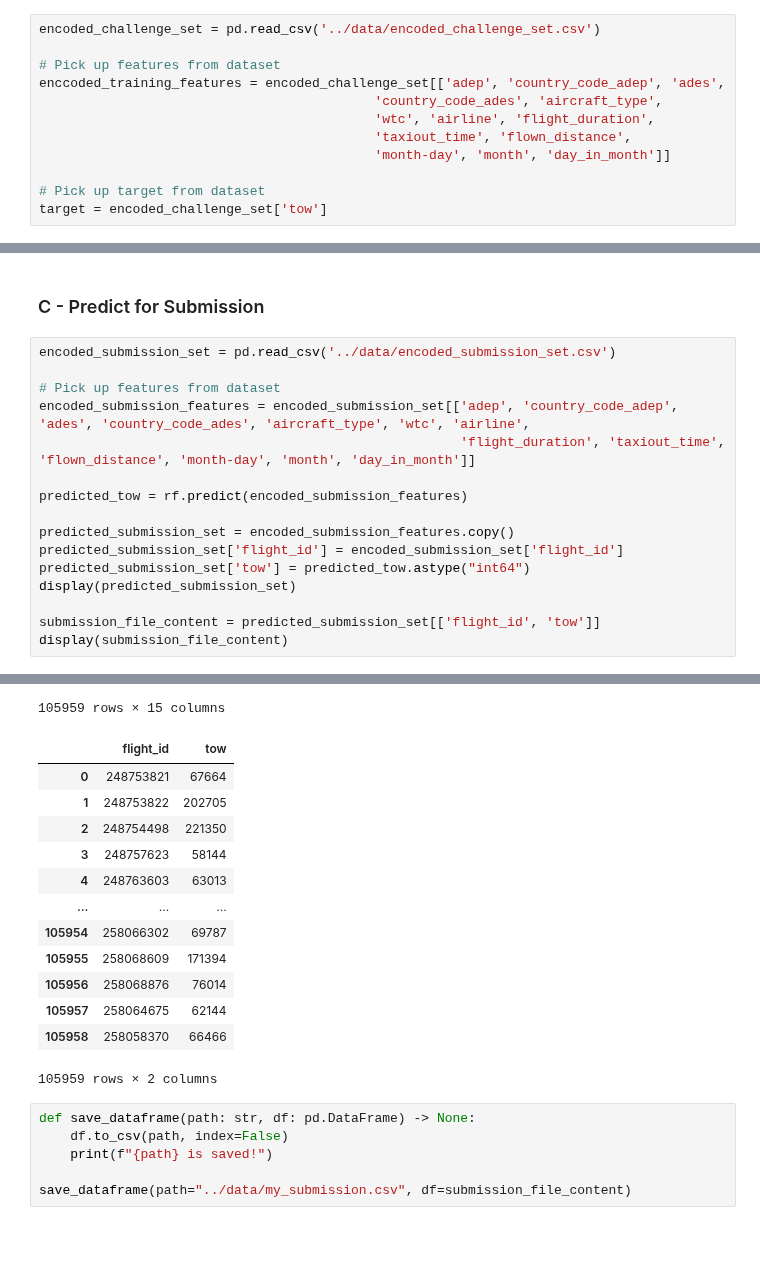
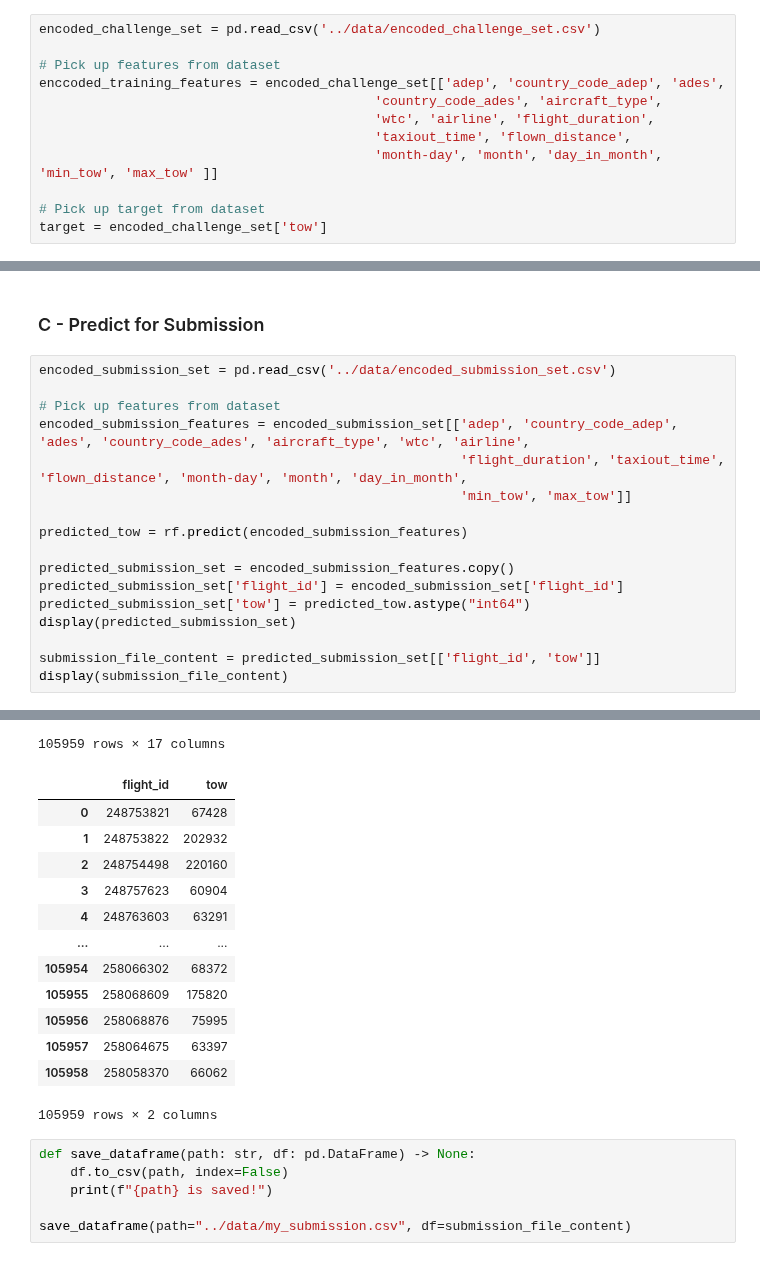
Before and after one commit to MohammedGuniem/PRC-Challenge, a Jupyter notebook: notebooks/Prediction Using Current Best Random Forest Estimator.ipynb, the cells around one changed output, grey strips where cells are left out. Saved outputs shown, nothing was run; the diff lists cells and outputs as text.

```diff
--- a/notebooks/Prediction Using Current Best Random Forest Estimator.ipynb
+++ b/notebooks/Prediction Using Current Best Random Forest Estimator.ipynb
@@ -18,7 +18,7 @@ enccoded_training_features = encoded_challenge_set[['adep', 'country_code_adep',
                                            'country_code_ades', 'aircraft_type',
                                            'wtc', 'airline', 'flight_duration',
                                            'taxiout_time', 'flown_distance',
-                                           'month-day', 'month', 'day_in_month']]
+                                           'month-day', 'month', 'day_in_month', 'min_tow', 'max_tow' ]]
 
 # Pick up target from dataset
 target = encoded_challenge_set['tow']
@@ -37,45 +37,46 @@ RandomForestRegressor(n_estimators=12)
 # %%
 encoded_submission_set = pd.read_csv('../data/encoded_submission_set.csv')
 
 # Pick up features from dataset
 encoded_submission_features = encoded_submission_set[['adep', 'country_code_adep', 'ades', 'country_code_ades', 'aircraft_type', 'wtc', 'airline',
-                                                      'flight_duration', 'taxiout_time', 'flown_distance', 'month-day', 'month', 'day_in_month']]
+                                                      'flight_duration', 'taxiout_time', 'flown_distance', 'month-day', 'month', 'day_in_month',
+                                                      'min_tow', 'max_tow']]
 
 predicted_tow = rf.predict(encoded_submission_features)
 
 predicted_submission_set = encoded_submission_features.copy()
 predicted_submission_set['flight_id'] = encoded_submission_set['flight_id']
 predicted_submission_set['tow'] = predicted_tow.astype("int64")
 display(predicted_submission_set)
 
 submission_file_content = predicted_submission_set[['flight_id', 'tow']]
 display(submission_file_content)
 # %% [output]
 |  | adep | country_code_adep | ades | country_code_ades | aircraft_type | wtc | airline | ... |
 | 0 | 384 | 96 | 216 | 26 | 14 | 1 | 14 | ... |
 | 1 | 17 | 11 | 162 | 78 | 7 | 0 | 22 | ... |
 | 2 | 190 | 99 | 58 | 27 | 20 | 0 | 10 | ... |
 | 3 | 61 | 37 | 189 | 24 | 11 | 1 | 6 | ... |
 | 4 | 92 | 44 | 216 | 26 | 4 | 1 | 20 | ... |
 | ... | ... | ... | ... | ... | ... | ... | ... | ... |
 | 105954 | 384 | 96 | 85 | 20 | 11 | 1 | 14 | ... |
 | 105955 | 321 | 5 | 160 | 78 | 17 | 0 | 13 | ... |
 | 105956 | 385 | 96 | 309 | 14 | 5 | 1 | 14 | ... |
 | 105957 | 85 | 73 | 18 | 19 | 4 | 1 | 27 | ... |
 | 105958 | 439 | 7 | 337 | 75 | 14 | 1 | 14 | ... |
-105959 rows × 15 columns
+105959 rows × 17 columns
 |  | flight_id | tow |
-| 0 | 248753821 | 67664 |
-| 1 | 248753822 | 202705 |
-| 2 | 248754498 | 221350 |
-| 3 | 248757623 | 58144 |
-| 4 | 248763603 | 63013 |
+| 0 | 248753821 | 67428 |
+| 1 | 248753822 | 202932 |
+| 2 | 248754498 | 220160 |
+| 3 | 248757623 | 60904 |
+| 4 | 248763603 | 63291 |
 | ... | ... | ... |
-| 105954 | 258066302 | 69787 |
-| 105955 | 258068609 | 171394 |
-| 105956 | 258068876 | 76014 |
-| 105957 | 258064675 | 62144 |
-| 105958 | 258058370 | 66466 |
+| 105954 | 258066302 | 68372 |
+| 105955 | 258068609 | 175820 |
+| 105956 | 258068876 | 75995 |
+| 105957 | 258064675 | 63397 |
+| 105958 | 258058370 | 66062 |
 105959 rows × 2 columns
 # %%
 def save_dataframe(path: str, df: pd.DataFrame) -> None:
```
Also changed, not shown: 11 other files.
